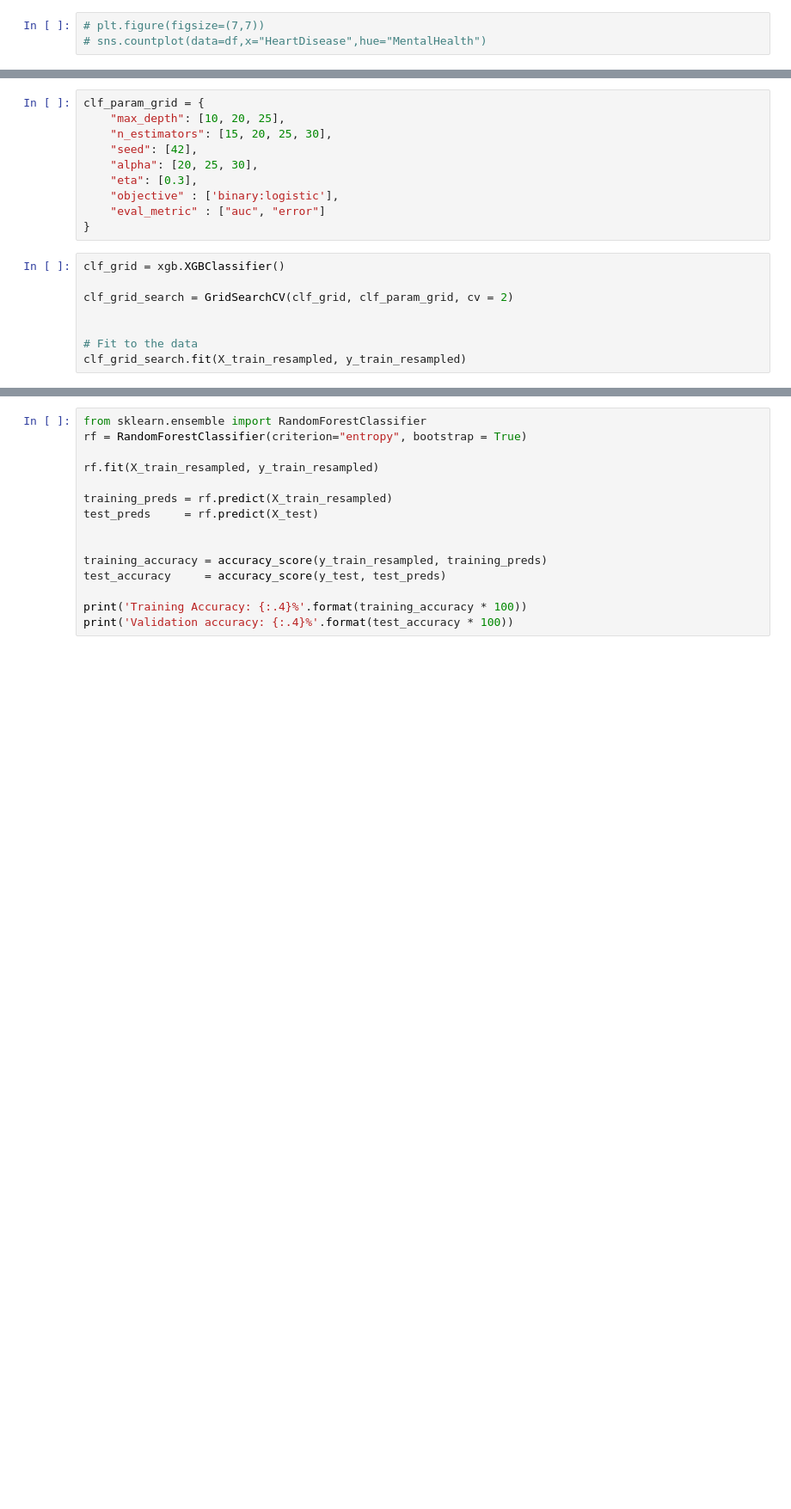
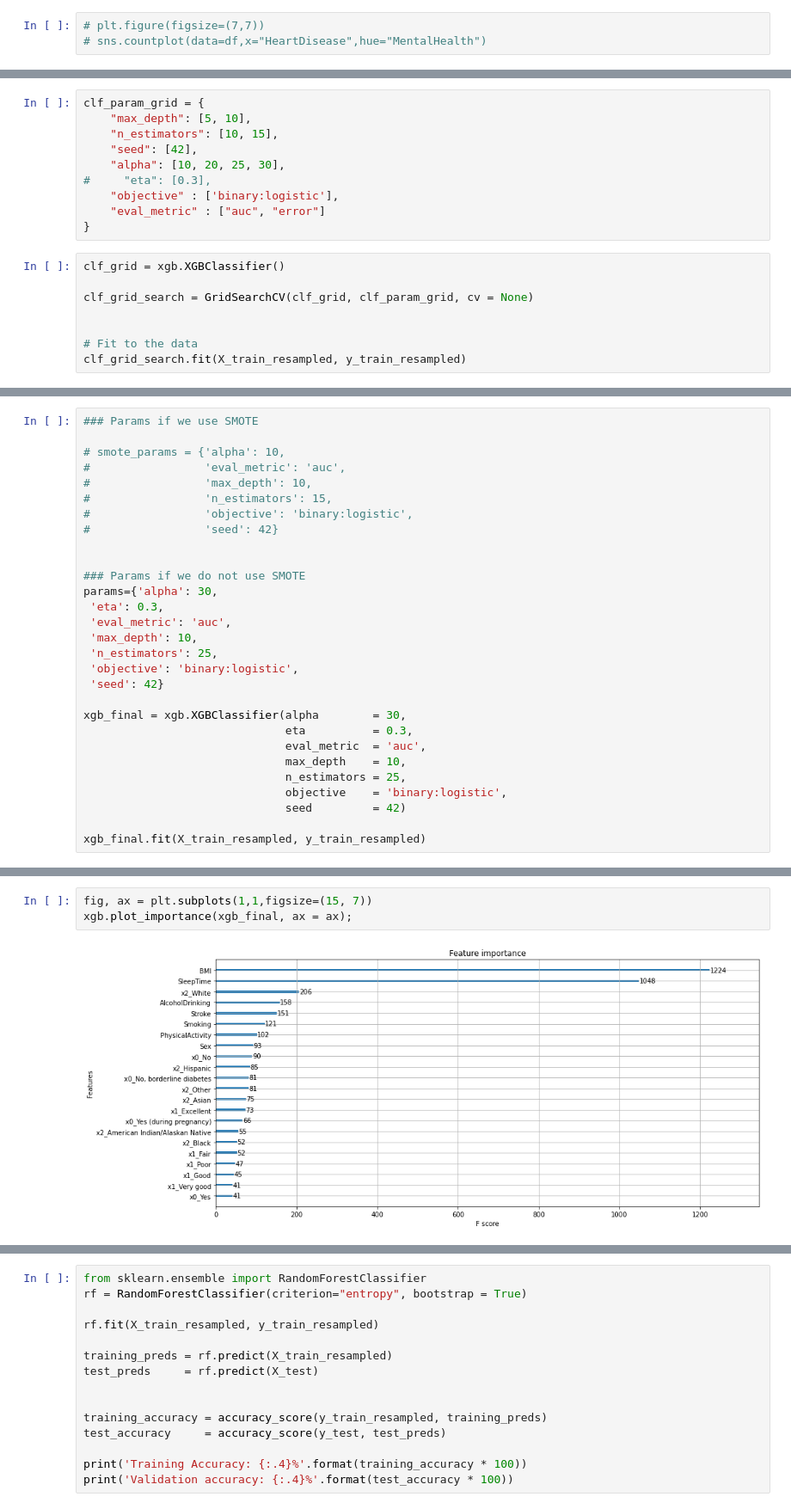
Before and after one commit to miladshiraniUCB/Heart-Disease-Prediction, a Jupyter notebook: index.ipynb, the cells around one changed output, grey strips where cells are left out. Shown: that part at 86% size. Drawn from its saved outputs; the diff is of its cells as text; blank space fills up the shorter version.

```diff
--- a/index.ipynb
+++ b/index.ipynb
@@ -204,17 +331,17 @@ xgb.plot_importance(clf, ax = ax);
 # %%
 clf_param_grid = {
-    "max_depth": [10, 20, 25],
-    "n_estimators": [15, 20, 25, 30],
+    "max_depth": [5, 10],
+    "n_estimators": [10, 15],
     "seed": [42],
-    "alpha": [20, 25, 30],
-    "eta": [0.3],
+    "alpha": [10, 20, 25, 30],
+#     "eta": [0.3],
     "objective" : ['binary:logistic'],
     "eval_metric" : ["auc", "error"]
 }
 # %%
 clf_grid = xgb.XGBClassifier()
 
-clf_grid_search = GridSearchCV(clf_grid, clf_param_grid, cv = 2)
+clf_grid_search = GridSearchCV(clf_grid, clf_param_grid, cv = None)
 
 
 # Fit to the data
@@ -233,0 +395,29 @@ clf_grid_search.best_params_
+# %%
+### Params if we use SMOTE
+
+# smote_params = {'alpha': 10,
+#                 'eval_metric': 'auc',
+#                 'max_depth': 10,
+#                 'n_estimators': 15,
+#                 'objective': 'binary:logistic',
+#                 'seed': 42}
+
+
+### Params if we do not use SMOTE
+params={'alpha': 30,
+ 'eta': 0.3,
+ 'eval_metric': 'auc',
+ 'max_depth': 10,
+ 'n_estimators': 25,
+ 'objective': 'binary:logistic',
+ 'seed': 42}
+
+xgb_final = xgb.XGBClassifier(alpha        = 30,
+                              eta          = 0.3,
+                              eval_metric  = 'auc',
+                              max_depth    = 10,
+                              n_estimators = 25,
+                              objective    = 'binary:logistic',
+                              seed         = 42)
+
+xgb_final.fit(X_train_resampled, y_train_resampled)
@@ -233,0 +434,5 @@ clf_grid_search.best_params_
+# %%
+fig, ax = plt.subplots(1,1,figsize=(15, 7))
+xgb.plot_importance(xgb_final, ax = ax);
+# %% [output]
+[figure, added]
```
Also changed, not shown: parts of 35 cells of this notebook, 1 other file.
